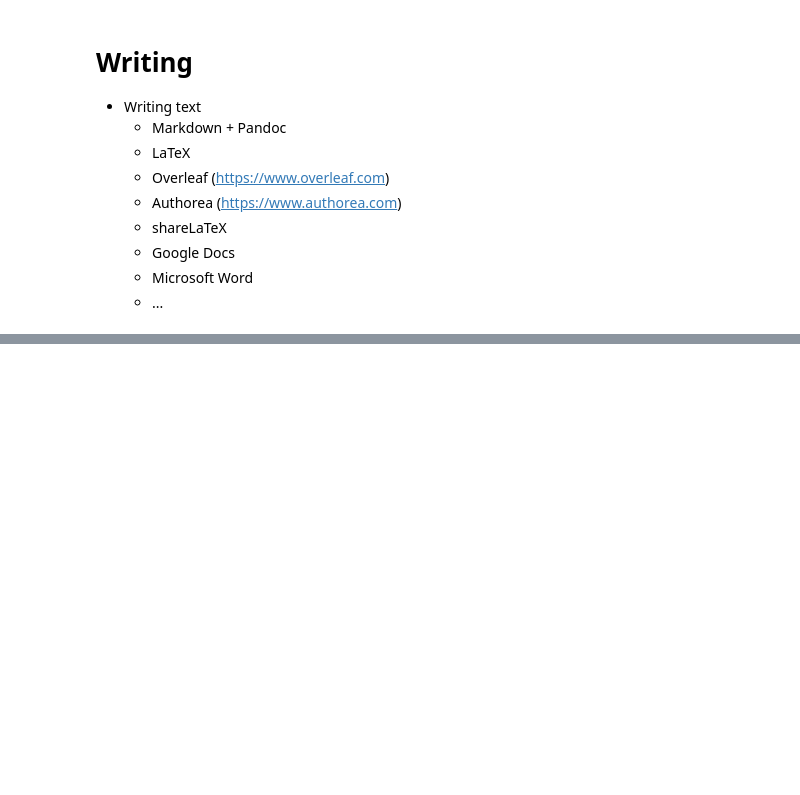
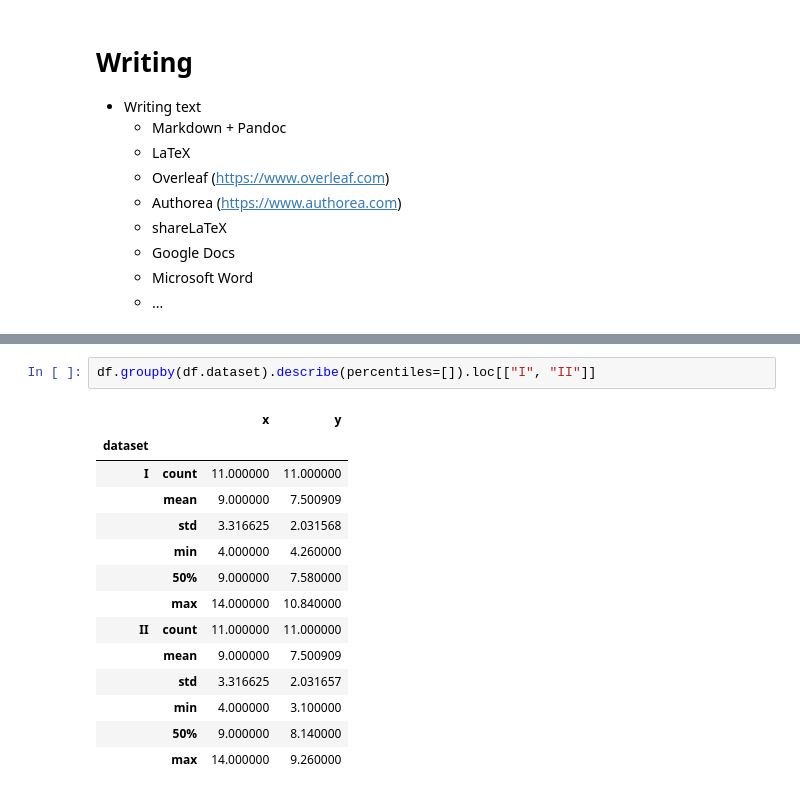
Before and after one commit to omrihar/tools_computational_science_2016, a Jupyter notebook: tools.ipynb, the cells around one changed output, grey strips where cells are left out. Drawn from its saved outputs; the diff is of its cells as text; blank space fills up the shorter version.

```diff
--- a/tools.ipynb
+++ b/tools.ipynb
@@ -129,0 +153,17 @@ IFrame("http://www.nature.com/news/scientific-writing-the-online-cooperative-1.1
+# %%
+df.groupby(df.dataset).describe(percentiles=[]).loc[["I", "II"]]
+# %% [output]
+|  |  | x | y |
+| dataset |  |  |  |
+| I | count | 11.000000 | 11.000000 |
+|  | mean | 9.000000 | 7.500909 |
+|  | std | 3.316625 | 2.031568 |
+|  | min | 4.000000 | 4.260000 |
+|  | 50% | 9.000000 | 7.580000 |
+|  | max | 14.000000 | 10.840000 |
+| II | count | 11.000000 | 11.000000 |
+|  | mean | 9.000000 | 7.500909 |
+|  | std | 3.316625 | 2.031657 |
+|  | min | 4.000000 | 3.100000 |
+|  | 50% | 9.000000 | 8.140000 |
+|  | max | 14.000000 | 9.260000 |
```
Also changed, not shown: parts of 19 cells of this notebook, 1 other file.
